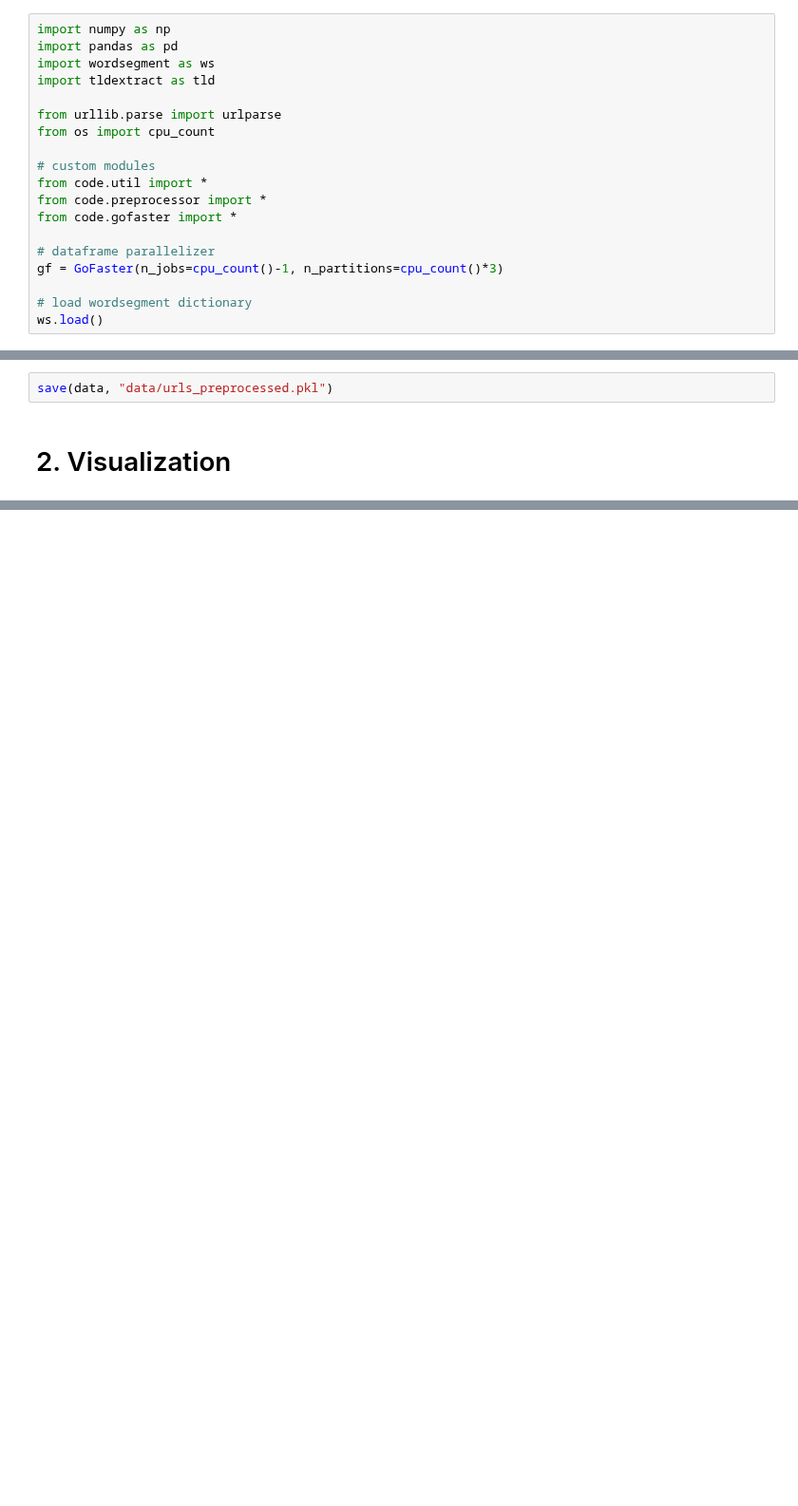
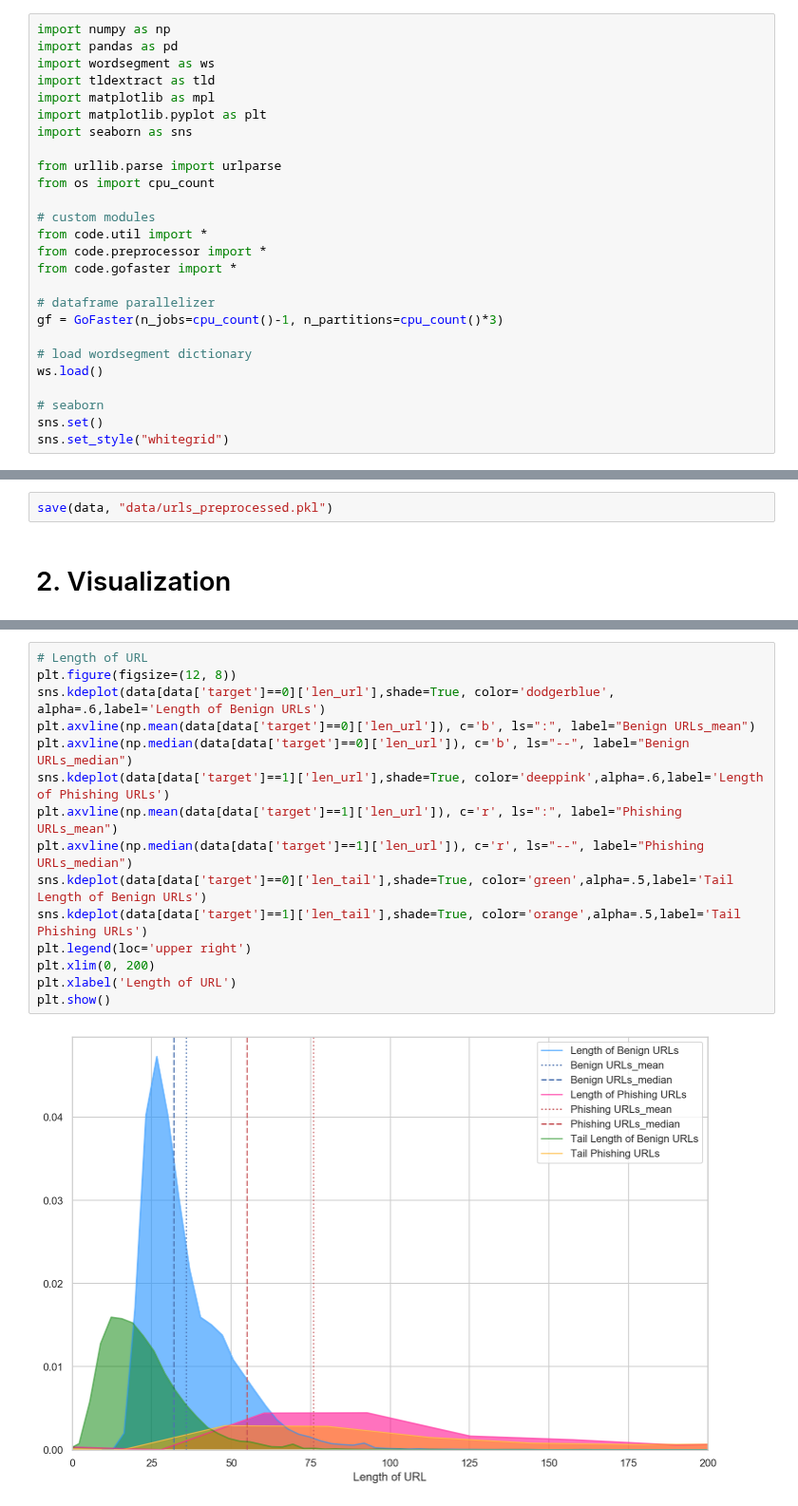
Before and after one commit to jp-hong/phish_classifier, a Jupyter notebook: classifier/01_EDA.ipynb, the cells around one changed output, grey strips where cells are left out. Shown at 95% size. Saved outputs shown, nothing was run; the diff lists cells and outputs as text; blank space fills up the shorter version.

```diff
--- a/classifier/01_EDA.ipynb
+++ b/classifier/01_EDA.ipynb
@@ -5,6 +5,9 @@ import numpy as np
 import pandas as pd
 import wordsegment as ws
 import tldextract as tld
+import matplotlib as mpl
+import matplotlib.pyplot as plt
+import seaborn as sns
 
 from urllib.parse import urlparse
 from os import cpu_count
@@ -19,6 +22,10 @@ gf = GoFaster(n_jobs=cpu_count()-1, n_partitions=cpu_count()*3)
 
 # load wordsegment dictionary
 ws.load()
+
+# seaborn
+sns.set()
+sns.set_style("whitegrid")
 # %% [markdown]
 # 1. Preprocessing
 # %%
@@ -196,0 +206,17 @@ save(data, "data/urls_preprocessed.pkl")
+# %%
+# Length of URL
+plt.figure(figsize=(12, 8))
+sns.kdeplot(data[data['target']==0]['len_url'],shade=True, color='dodgerblue', alpha=.6,label='Length of Benign URLs')
+plt.axvline(np.mean(data[data['target']==0]['len_url']), c='b', ls=":", label="Benign URLs_mean")
+plt.axvline(np.median(data[data['target']==0]['len_url']), c='b', ls="--", label="Benign URLs_median")
+sns.kdeplot(data[data['target']==1]['len_url'],shade=True, color='deeppink',alpha=.6,label='Length of Phishing URLs')
+plt.axvline(np.mean(data[data['target']==1]['len_url']), c='r', ls=":", label="Phishing URLs_mean")
+plt.axvline(np.median(data[data['target']==1]['len_url']), c='r', ls="--", label="Phishing URLs_median")
+sns.kdeplot(data[data['target']==0]['len_tail'],shade=True, color='green',alpha=.5,label='Tail Length of Benign URLs')
+sns.kdeplot(data[data['target']==1]['len_tail'],shade=True, color='orange',alpha=.5,label='Tail Phishing URLs')
+plt.legend(loc='upper right')
+plt.xlim(0, 200)
+plt.xlabel('Length of URL')
+plt.show()
+# %% [output]
+[figure, added]
```
Also changed, not shown: parts of 12 cells of this notebook.
